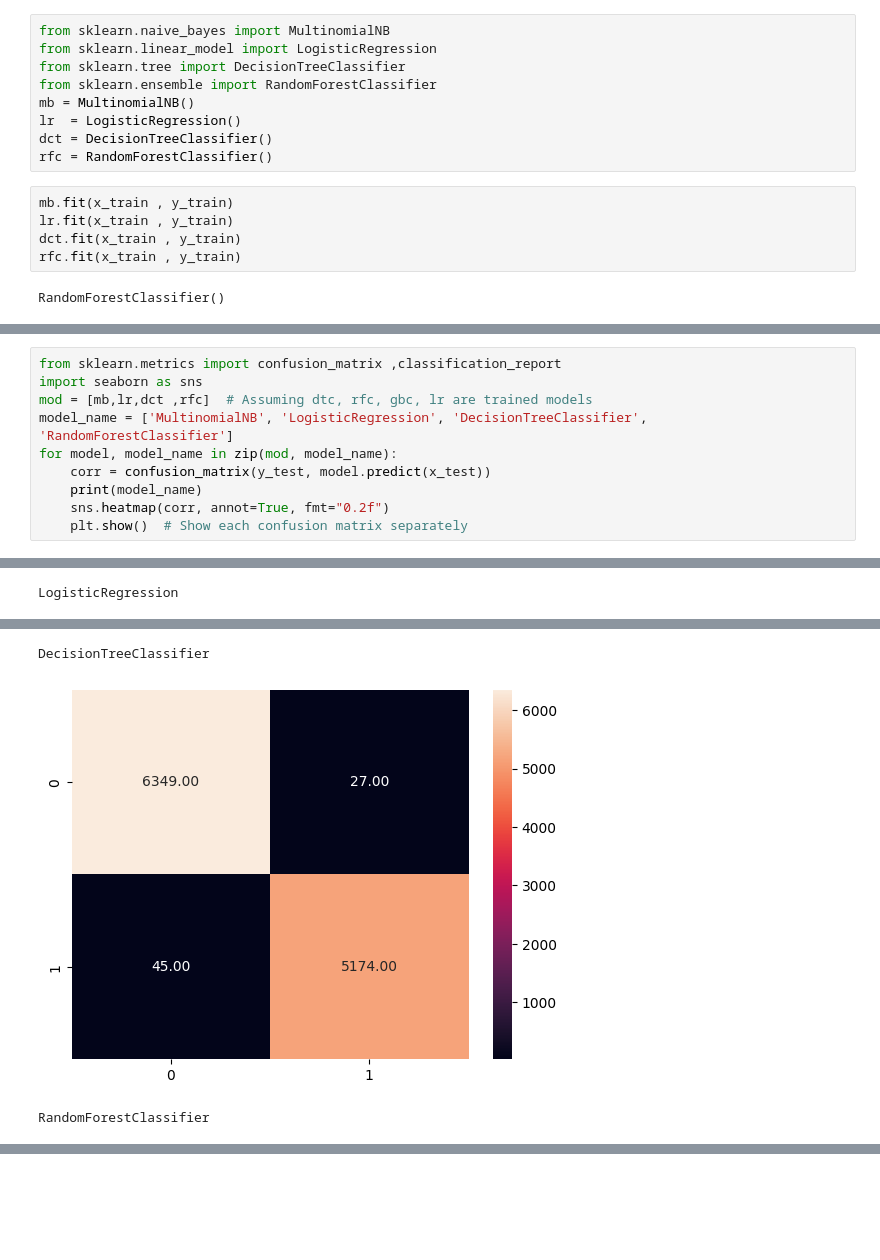
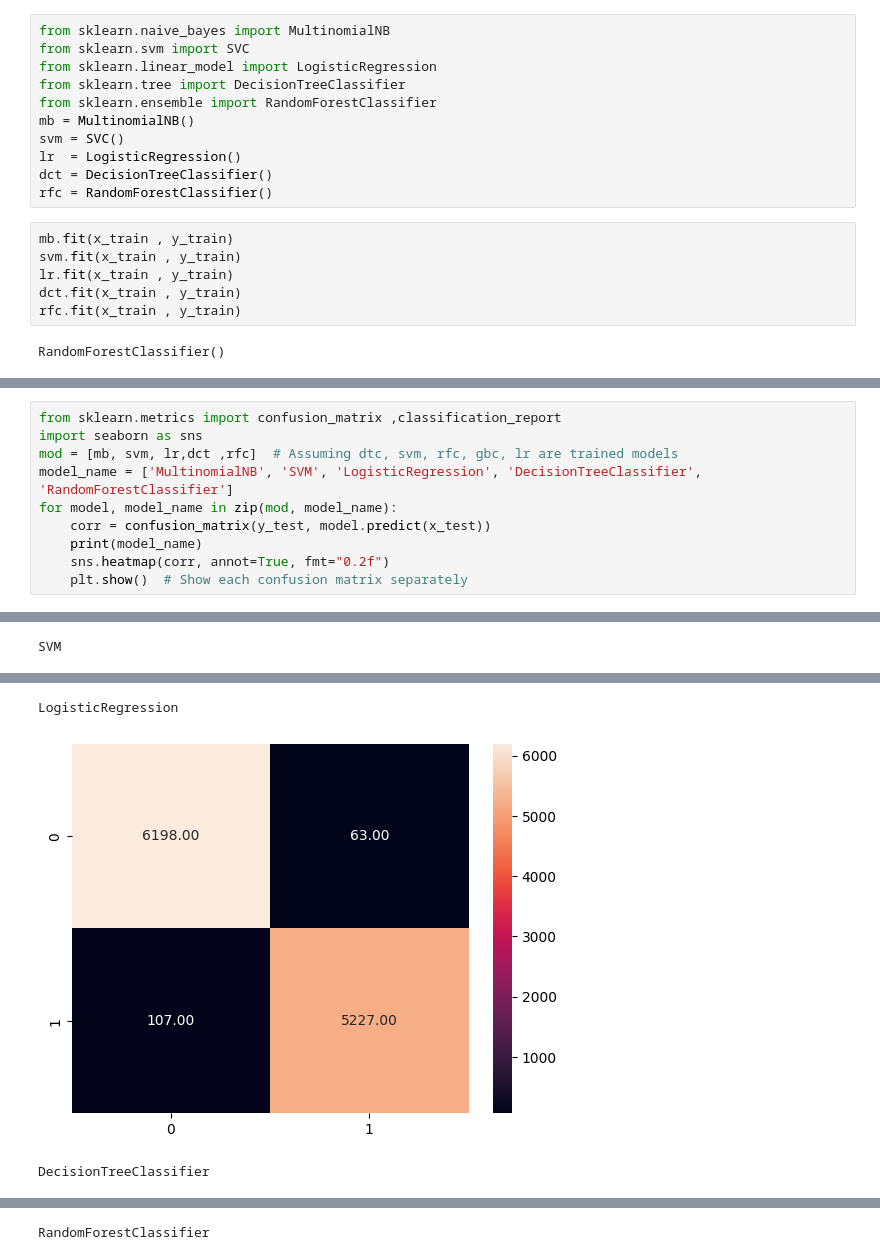
Before and after one commit to popoolarofih/Image-Generation-AI, a Jupyter notebook: detecting-misinformation-on-twitter.ipynb, the cells around one changed output, grey strips where cells are left out. Saved outputs shown, nothing was run; the diff lists cells and outputs as text; blank space fills up the shorter version.

```diff
--- a/detecting-misinformation-on-twitter.ipynb
+++ b/detecting-misinformation-on-twitter.ipynb
@@ -178,15 +178,18 @@ x.shape
 x_train, x_test, y_train, y_test = train_test_split(x, y, test_size=0.30, random_state=41)
 # %%
 from sklearn.naive_bayes import MultinomialNB
+from sklearn.svm import SVC
 from sklearn.linear_model import LogisticRegression
 from sklearn.tree import DecisionTreeClassifier
 from sklearn.ensemble import RandomForestClassifier
 mb = MultinomialNB()
+svm = SVC()
 lr  = LogisticRegression()
 dct = DecisionTreeClassifier()
 rfc = RandomForestClassifier()
 # %%
 mb.fit(x_train , y_train)
+svm.fit(x_train , y_train)
 lr.fit(x_train , y_train)
 dct.fit(x_train , y_train)
 rfc.fit(x_train , y_train)
@@ -213,8 +216,8 @@ plt.show()
 # %%
 from sklearn.metrics import confusion_matrix ,classification_report
 import seaborn as sns
-mod = [mb,lr,dct ,rfc]  # Assuming dtc, rfc, gbc, lr are trained models
-model_name = ['MultinomialNB', 'LogisticRegression', 'DecisionTreeClassifier', 'RandomForestClassifier']
+mod = [mb, svm, lr,dct ,rfc]  # Assuming dtc, svm, rfc, gbc, lr are trained models
+model_name = ['MultinomialNB', 'SVM', 'LogisticRegression', 'DecisionTreeClassifier', 'RandomForestClassifier']
 for model, model_name in zip(mod, model_name):
     corr = confusion_matrix(y_test, model.predict(x_test))
     print(model_name)
@@ -226 +229 @@ MultinomialNB
-LogisticRegression
+SVM
@@ -228,3 +231,3 @@ LogisticRegression
-DecisionTreeClassifier
+LogisticRegression
-[figure, old version]
+[figure, new version]
-RandomForestClassifier
+DecisionTreeClassifier
@@ -231,0 +235 @@ RandomForestClassifier
+RandomForestClassifier
```
Also changed, not shown: parts of 9 cells of this notebook.
